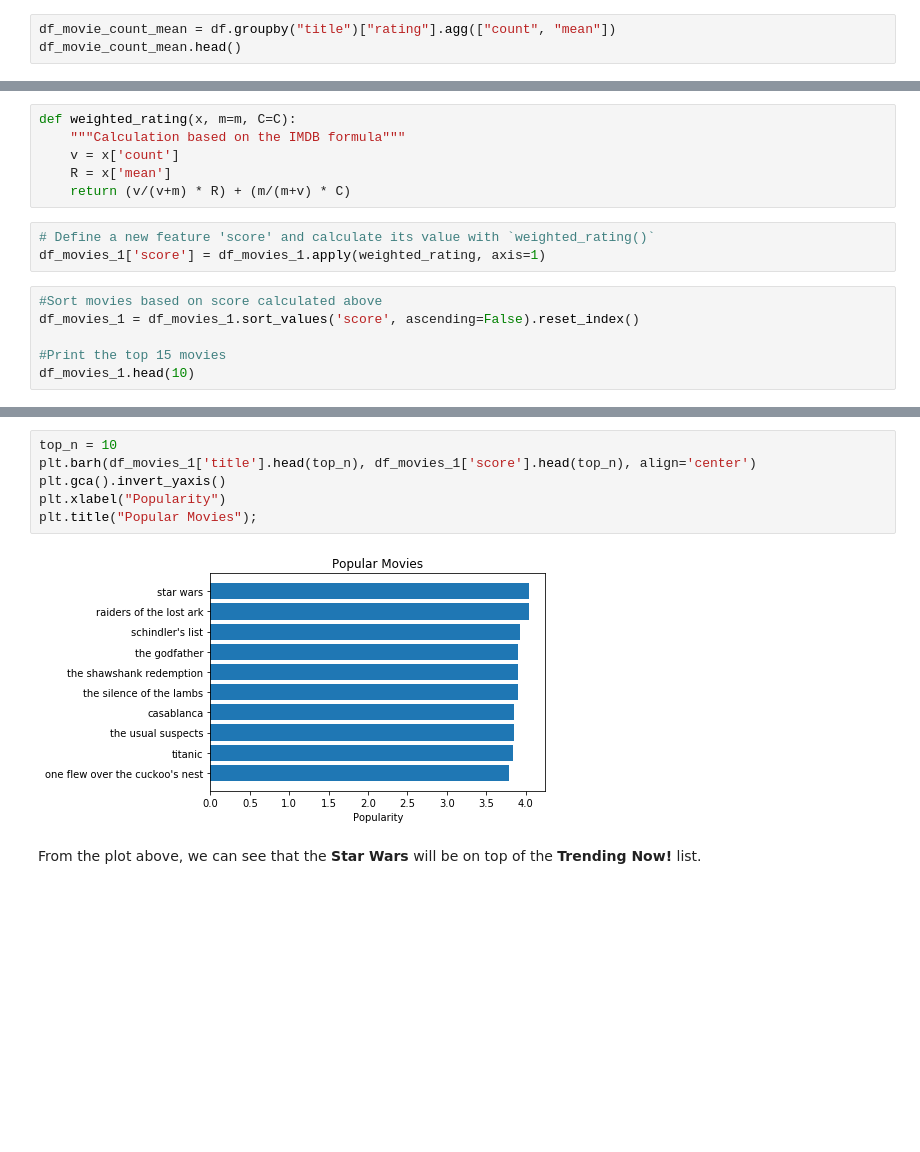
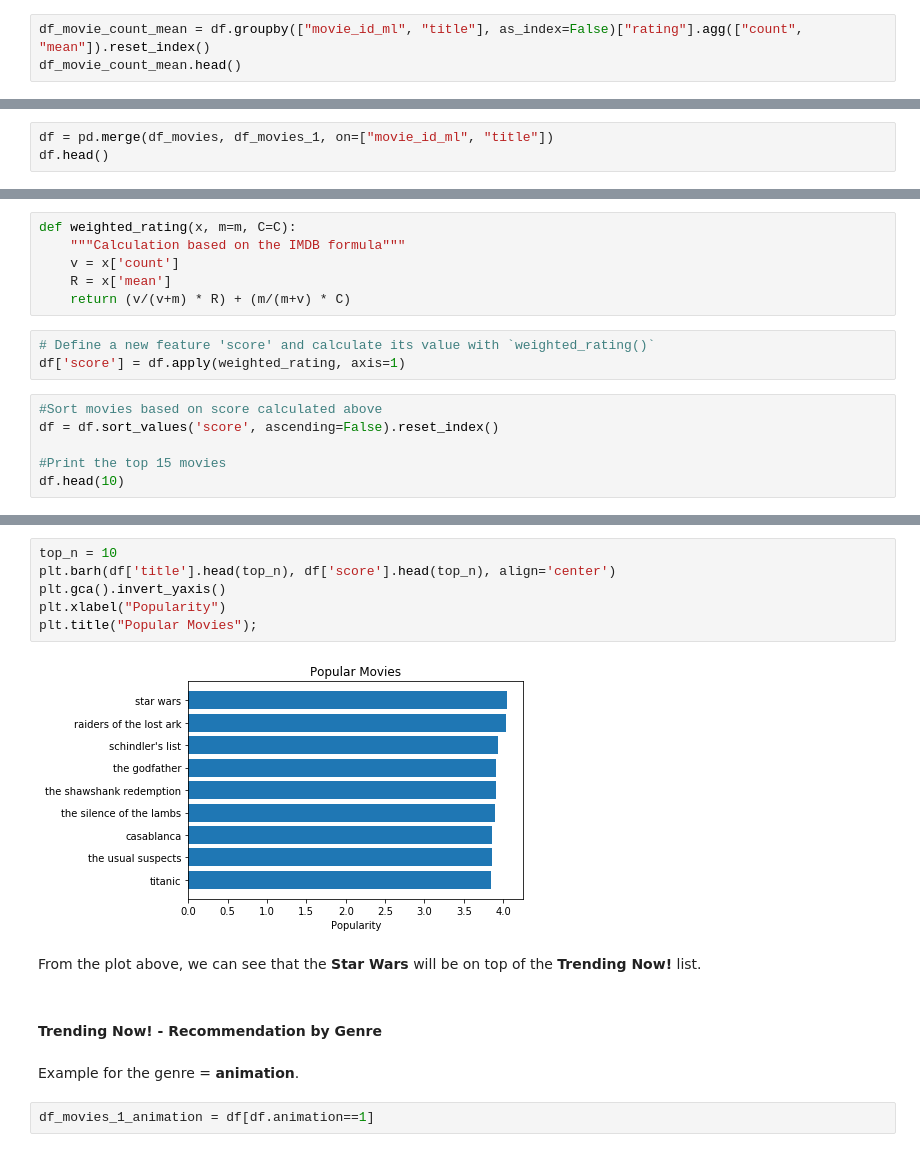
Before and after one commit to Movinder/movielens-imdb-exploration, a Jupyter notebook: movie_recommendation_jelena.ipynb, the cells around one changed output, grey strips where cells are left out. Cells and saved outputs as stored; diff of their text form; blank space fills up the shorter version.

```diff
--- a/movie_recommendation_jelena.ipynb
+++ b/movie_recommendation_jelena.ipynb
@@ -82,6 +138,6 @@ where:
 # %% [markdown]
 First, lets count total number of ratings for each movie and its average rating.
 # %%
-df_movie_count_mean = df.groupby("title")["rating"].agg(["count", "mean"])
+df_movie_count_mean = df.groupby(["movie_id_ml", "title"], as_index=False)["rating"].agg(["count", "mean"]).reset_index()
 df_movie_count_mean.head()
 # %% [output]
@@ -115,0 +171,3 @@ df_movies_1.shape
+# %%
+df = pd.merge(df_movies, df_movies_1, on=["movie_id_ml", "title"])
+df.head()
@@ -121,11 +187,11 @@ def weighted_rating(x, m=m, C=C):
     return (v/(v+m) * R) + (m/(m+v) * C)
 # %%
 # Define a new feature 'score' and calculate its value with `weighted_rating()`
-df_movies_1['score'] = df_movies_1.apply(weighted_rating, axis=1)
+df['score'] = df.apply(weighted_rating, axis=1)
 # %%
 #Sort movies based on score calculated above
-df_movies_1 = df_movies_1.sort_values('score', ascending=False).reset_index()
+df = df.sort_values('score', ascending=False).reset_index()
 
 #Print the top 15 movies
-df_movies_1.head(10)
+df.head(10)
 # %% [output]
@@ -143,10 +210,16 @@ df_movies_1.head(10)
 # %%
 top_n = 10
-plt.barh(df_movies_1['title'].head(top_n), df_movies_1['score'].head(top_n), align='center')
+plt.barh(df['title'].head(top_n), df['score'].head(top_n), align='center')
 plt.gca().invert_yaxis()
 plt.xlabel("Popularity")
 plt.title("Popular Movies");
 # %% [output]
-[figure, old version]
+[figure, new version]
 # %% [markdown]
 From the plot above, we can see that the **Star Wars** will be on top of the **Trending Now!** list.
+# %% [markdown]
+#### Trending Now! - Recommendation by Genre
+# %% [markdown]
+Example for the genre = **animation**.
+# %%
+df_movies_1_animation = df[df.animation==1]
```
Also changed, not shown: parts of 33 cells of this notebook, 2 other files.
